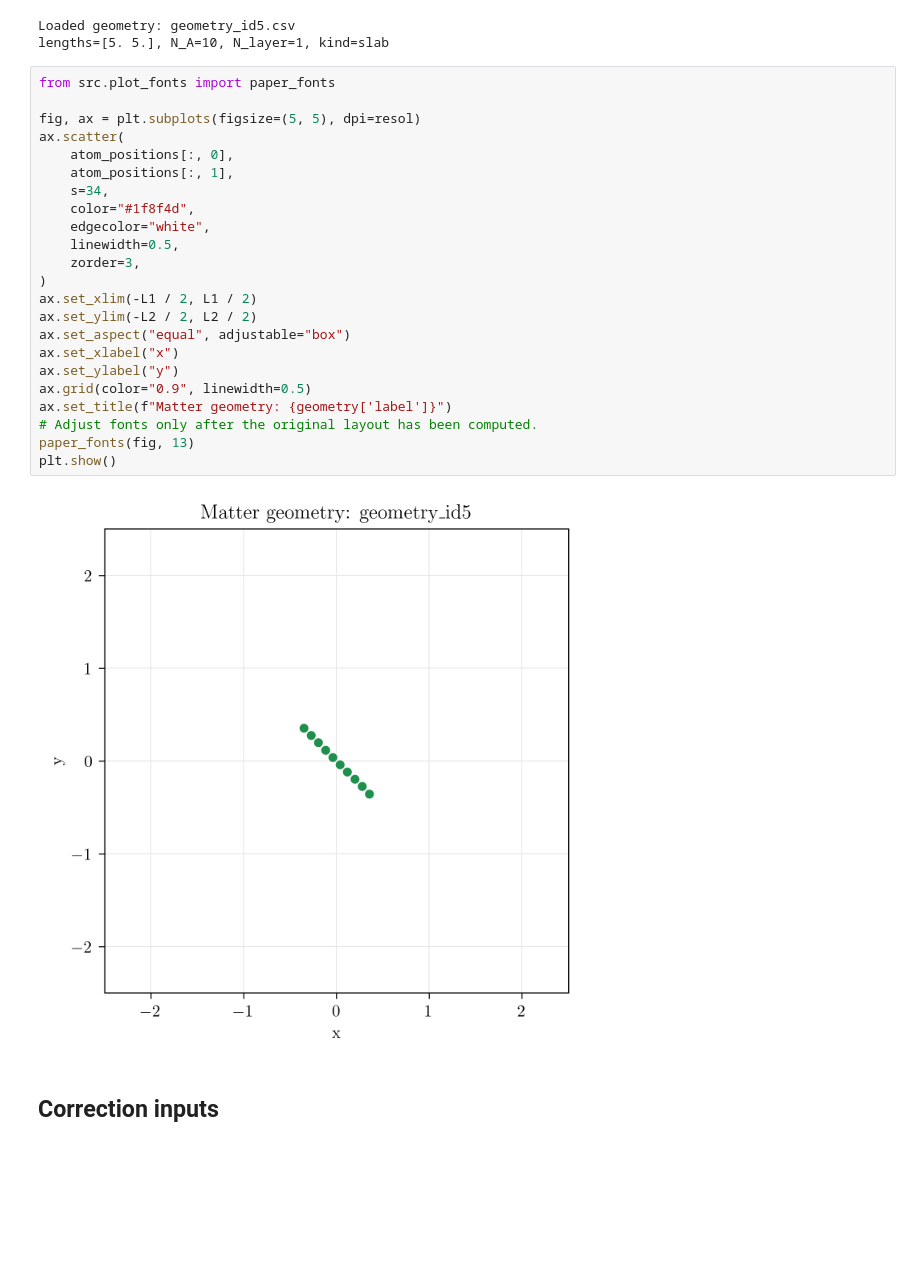
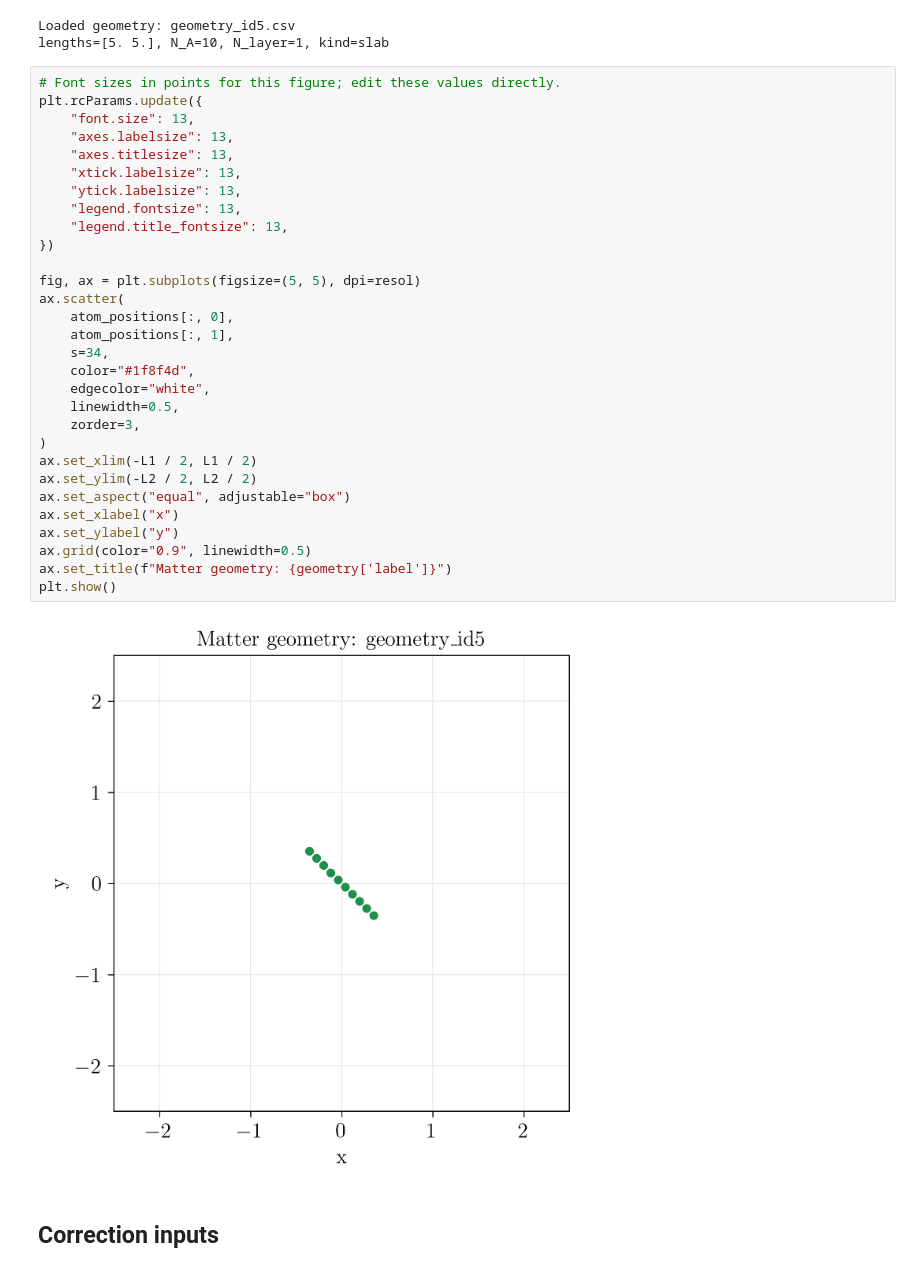
Before and after one commit to rpiron/single_photon_renormalization, a Jupyter notebook: 2d_setup/notebooks/run_correction.ipynb, the cells around one changed output. Drawn from its saved outputs; the diff is of its cells as text; blank space fills up the shorter version.

```diff
--- a/2d_setup/notebooks/run_correction.ipynb
+++ b/2d_setup/notebooks/run_correction.ipynb
@@ -69,30 +69,37 @@ print(f"lengths={geometry['lengths']}, N_A={N_A}, N_layer={geometry['N_layer']},
 Loaded geometry: geometry_id5.csv
 lengths=[5. 5.], N_A=10, N_layer=1, kind=slab
 # %%
-from src.plot_fonts import paper_fonts
+# Font sizes in points for this figure; edit these values directly.
+plt.rcParams.update({
+    "font.size": 13,
+    "axes.labelsize": 13,
+    "axes.titlesize": 13,
+    "xtick.labelsize": 13,
+    "ytick.labelsize": 13,
+    "legend.fontsize": 13,
+    "legend.title_fontsize": 13,
+})
 
 fig, ax = plt.subplots(figsize=(5, 5), dpi=resol)
 ax.scatter(
     atom_positions[:, 0],
     atom_positions[:, 1],
     s=34,
     color="#1f8f4d",
     edgecolor="white",
     linewidth=0.5,
     zorder=3,
 )
 ax.set_xlim(-L1 / 2, L1 / 2)
 ax.set_ylim(-L2 / 2, L2 / 2)
 ax.set_aspect("equal", adjustable="box")
 ax.set_xlabel("x")
 ax.set_ylabel("y")
 ax.grid(color="0.9", linewidth=0.5)
 ax.set_title(f"Matter geometry: {geometry['label']}")
-# Adjust fonts only after the original layout has been computed.
-paper_fonts(fig, 13)
 plt.show()
 # %% [output]
-[figure, old version]
+[figure, new version]
 # %% [markdown]
 <h2>Correction inputs</h2>
 # %%
```
Also changed, not shown: parts of 1 cell of this notebook, 13 other files.
